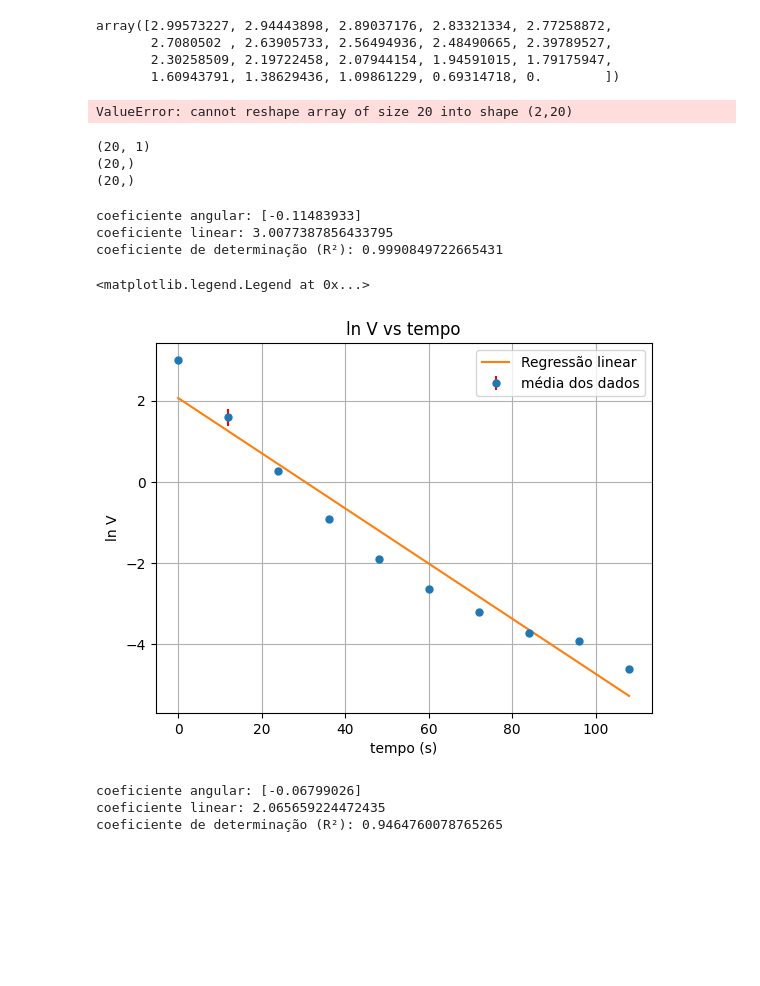
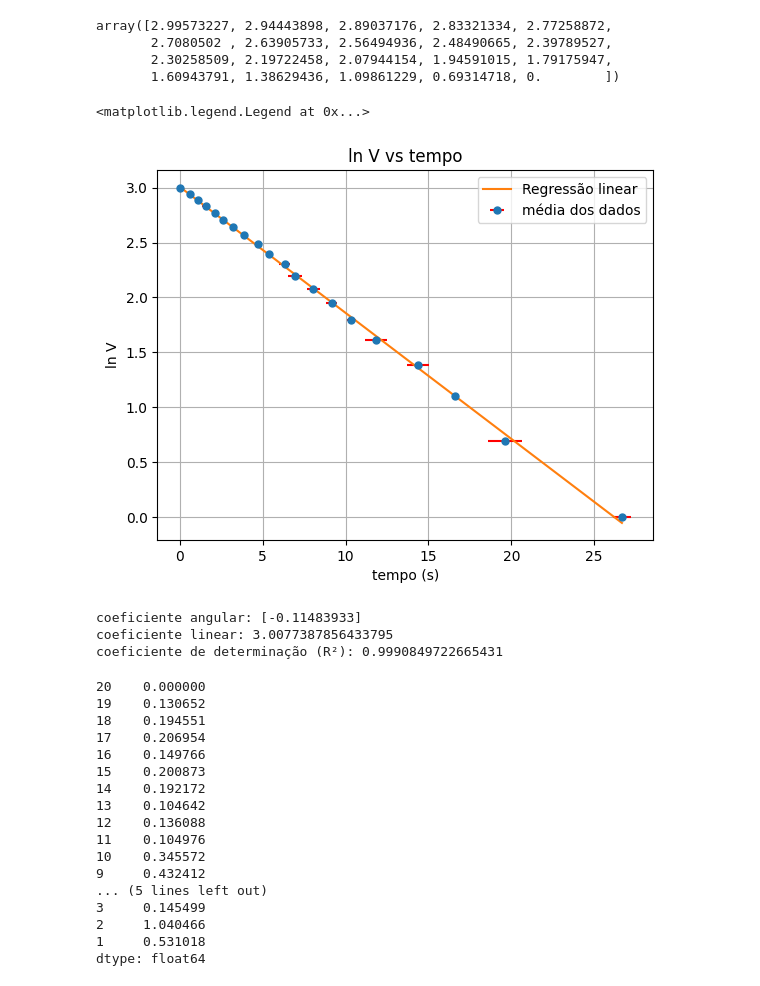
Before and after one commit to mickpires/primeiro-relat-rio, a Jupyter notebook: analise.ipynb, the cells around one changed output. Cells and saved outputs as stored; diff of their text form; code cells hidden in the pictures; blank space fills up the shorter version.

```diff
--- a/analise.ipynb
+++ b/analise.ipynb
@@ -8,10 +8,10 @@ from sklearn.metrics import r2_score
 volts = np.arange(20,0,-1)
 dados = pd.DataFrame({ # é os tempos
     "primeira gravação": np.array([0,.49,.99,1.87,2.24,2.43,2.93,3.71,4.48,5.27,6,6.32,7.89,8.74,9.92,12.10,15.4,16.4,17.76,25.88]),
-    "segunda gravação": np.array([0,0.72,1.38,1.38,1.92,2.55,3.19,3.98,4.74,5.30,6.87,7.49,8.70,9.40,10.37,12.50,14.33,16.55,19.93,27.32]),
+    "segunda gravação": np.array([0,0.72,1.38,1.50,1.92,2.55,3.19,3.98,4.74,5.30,6.87,7.49,8.70,9.40,10.37,12.50,14.33,16.55,19.93,27.32]),
     "terceira gravação": np.array([0,.48,.88,1.52,2.23,2.90,3.26,3.86,4.74,5.28,6.06,6.80,8.05,9.14,10.39,11.33,13.99,16.76,20.03,26.65]),
     "quarta gravação": np.array([0,0.73,1.05,1.35,2.06,2.49,3.28,3.91,4.64,5.44,6.28,7.04,7.68,8.94,10.32,11,13.71,16.62,20.14,26.94]),
-    "quinta gravação:": np.array([0,0.72,1.20,1.74,2.27,2.78,3.46,3.94,4.84,5.50,6.38,7.12,8,9.58,10.73,12.25,14.40,16.73,20.20,26.58])
+    "quinta gravação": np.array([0,0.72,1.20,1.74,2.27,2.78,3.46,3.94,4.84,5.50,6.38,7.12,8,9.58,10.73,12.25,14.40,16.73,20.20,26.58])
 },index = volts)
 # %%
 volts
@@ -88,21 +88,16 @@ array([2.99573227, 2.94443898, 2.89037176, 2.83321334, 2.77258872,
 # tempo = tempo.T.flatten()
 # %%
 # tempo = tempo.reshape(-1,1)
-plt.errorbar(tempo,np.log(volts),xerr=mediaerr,fmt='o',markersize=5,ecolor='red',label="média dos dados")
-plt.plot(tempo,model1.predict(tempo))
-plt.title("ln(v) vs tempo (s)")
-plt.ylabel("ln(v)")
+plt.errorbar(tempo.flatten(),np.log(volts).flatten(),xerr=mediaerr.flatten(),fmt='o',markersize=5,ecolor='red',label="média dos dados")
+plt.plot(tempo,model1.predict(tempo),label="Regressão linear")
+plt.title("ln V vs tempo")
+plt.ylabel("ln V")
 plt.xlabel("tempo (s)")
+plt.grid()
+plt.legend()
 # %% [output]
-ValueError: cannot reshape array of size 20 into shape (2,20)
+<matplotlib.legend.Legend at 0x...>
+[figure, added]
-# %%
-print(tempo.shape)
-print(np.log(volts).shape)
-print(mediaerr.values.shape)
-# %% [output]
-(20, 1)
-(20,)
-(20,)
 # %%
 print(f'coeficiente angular: {model1.coef_}')
 print(f'coeficiente linear: {model1.intercept_}')
@@ -111,23 +106,23 @@ print(f'coeficiente de determinação (R²): {r2_score(np.log(volts),model1.pred
 coeficiente angular: [-0.11483933]
 coeficiente linear: 3.0077387856433795
 coeficiente de determinação (R²): 0.9990849722665431
-# %%
-mediaerr = np.array([0,0.2,.01,.01,.004,.004,0,.005,0,0])
-plt.errorbar(tempo,logmedia,yerr=mediaerr,fmt='o',markersize=5,ecolor='red',label="média dos dados")
-plt.plot(tempo,model.predict(tempo),label="Regressão linear")
-plt.title("ln V vs tempo")
-plt.ylabel("ln V")
-plt.xlabel("tempo (s)")
-plt.grid()
-plt.legend()
-# %% [output]
-<matplotlib.legend.Legend at 0x...>
-[figure, removed]
-# %%
-print(f'coeficiente angular: {model.coef_}')
-print(f'coeficiente linear: {model.intercept_}')
-print(f'coeficiente de determinação (R²): {r2_score(logmedia,model.predict(tempo))}')
-# %% [output]
-coeficiente angular: [-0.06799026]
-coeficiente linear: 2.065659224472435
-coeficiente de determinação (R²): 0.9464760078765265
+# %%
+dados.std(axis=1)
+# %% [output]
+20    0.000000
+19    0.130652
+18    0.194551
+17    0.206954
+16    0.149766
+15    0.200873
+14    0.192172
+13    0.104642
+12    0.136088
+11    0.104976
+10    0.345572
+9     0.432412
+... (5 lines left out)
+3     0.145499
+2     1.040466
+1     0.531018
+dtype: float64
```
